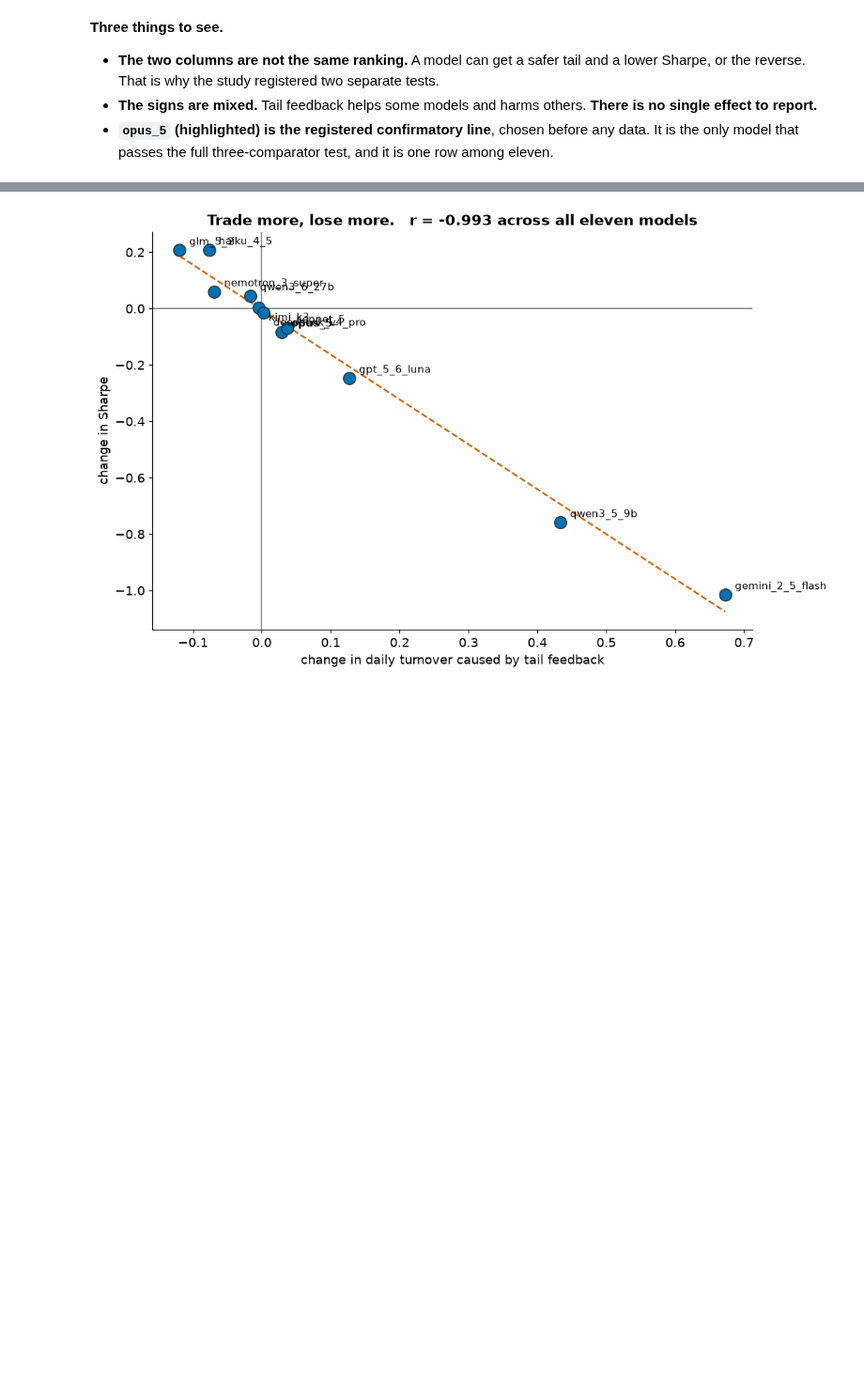
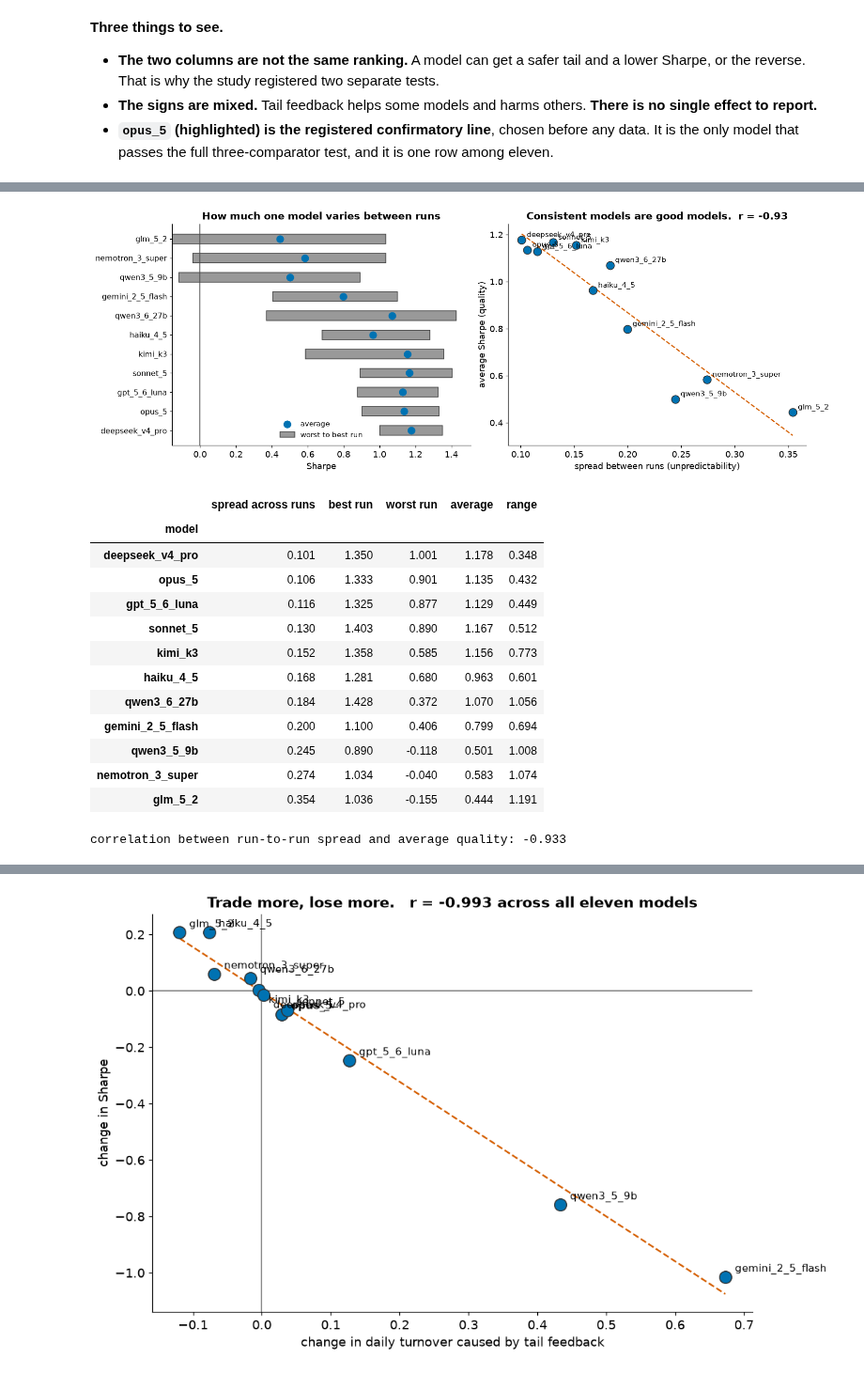
Before and after one commit to abailey81/llm-reward-portfolio, a Jupyter notebook: notebooks/presentation_results.ipynb, the cells around one changed output, grey strips where cells are left out. Shown at 94% size. Cells and saved outputs as stored; diff of their text form; code cells hidden in the pictures; blank space fills up the shorter version.

```diff
--- a/notebooks/presentation_results.ipynb
+++ b/notebooks/presentation_results.ipynb
@@ -181,0 +419,52 @@ display(R.set_index("model").round(4))
+# %%
+st = []
+for l in LINES:
+    sc, di = cell(l,"scalar"), cell(l,"distributional")
+    st.append({"model": nm(l), "spread across runs": sc.std(ddof=1),
+               "best run": sc.max(), "worst run": sc.min(),
+               "average": sc.mean(), "range": sc.max()-sc.min()})
+S = pd.DataFrame(st).sort_values("spread across runs")
+r = S[["spread across runs","average"]].corr().iloc[0,1]
+
+fig, axes = plt.subplots(1, 2, figsize=(14.0, 5.0))
+ax = axes[0]
+y = np.arange(len(S))
+# span worst->best, not 0->range. Anchoring at zero implied the worst run scored 0.
+ax.barh(y, S["range"], left=S["worst run"], color=GREY, edgecolor="0.25", height=0.5,
+        label="worst to best run")
+ax.axvline(0, color="0.3", lw=1.2)
+ax.scatter(S["average"], y, s=90, color=BLUE, zorder=4, label="average")
+ax.set_yticks(y); ax.set_yticklabels(S.model, fontsize=10.5)
+ax.set_xlabel("Sharpe"); ax.legend(fontsize=10)
+ax.set_title("How much one model varies between runs", fontweight="bold")
+
+ax = axes[1]
+ax.scatter(S["spread across runs"], S["average"], s=120, color=BLUE, edgecolor="0.2", zorder=3)
+for _, row in S.iterrows():
+    ax.annotate(row["model"], (row["spread across runs"], row["average"]), fontsize=9.5,
+                xytext=(7,4), textcoords="offset points")
+z = np.polyfit(S["spread across runs"], S["average"], 1)
+xs = np.linspace(S["spread across runs"].min(), S["spread across runs"].max(), 20)
+ax.plot(xs, np.polyval(z, xs), color=RED, ls="--", lw=1.6)
+ax.set_xlabel("spread between runs (unpredictability)")
+ax.set_ylabel("average Sharpe (quality)")
+ax.set_title("Consistent models are good models.  r = %+0.2f" % r, fontweight="bold")
+savefig(fig, FIG / "P11_stability.png"); plt.show()
+display(S.set_index("model").round(3))
+print("correlation between run-to-run spread and average quality: %+0.3f" % r)
+# %% [output]
+[figure, added]
+|  | spread across runs | best run | worst run | average | range |
+| model |  |  |  |  |  |
+| deepseek_v4_pro | 0.101 | 1.350 | 1.001 | 1.178 | 0.348 |
+| opus_5 | 0.106 | 1.333 | 0.901 | 1.135 | 0.432 |
+| gpt_5_6_luna | 0.116 | 1.325 | 0.877 | 1.129 | 0.449 |
+| sonnet_5 | 0.130 | 1.403 | 0.890 | 1.167 | 0.512 |
+| kimi_k3 | 0.152 | 1.358 | 0.585 | 1.156 | 0.773 |
+| haiku_4_5 | 0.168 | 1.281 | 0.680 | 0.963 | 0.601 |
+| qwen3_6_27b | 0.184 | 1.428 | 0.372 | 1.070 | 1.056 |
+| gemini_2_5_flash | 0.200 | 1.100 | 0.406 | 0.799 | 0.694 |
+| qwen3_5_9b | 0.245 | 0.890 | -0.118 | 0.501 | 1.008 |
+| nemotron_3_super | 0.274 | 1.034 | -0.040 | 0.583 | 1.074 |
+| glm_5_2 | 0.354 | 1.036 | -0.155 | 0.444 | 1.191 |
+correlation between run-to-run spread and average quality: -0.933
```
Also changed, not shown: parts of 23 cells of this notebook, 15 other files.
